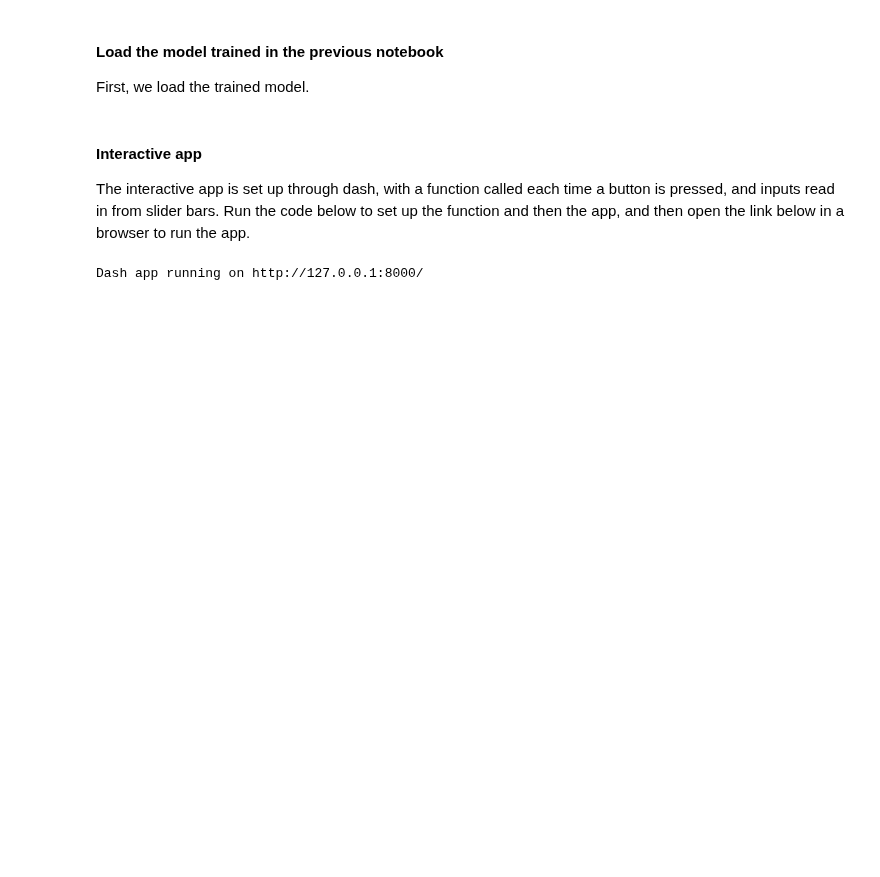
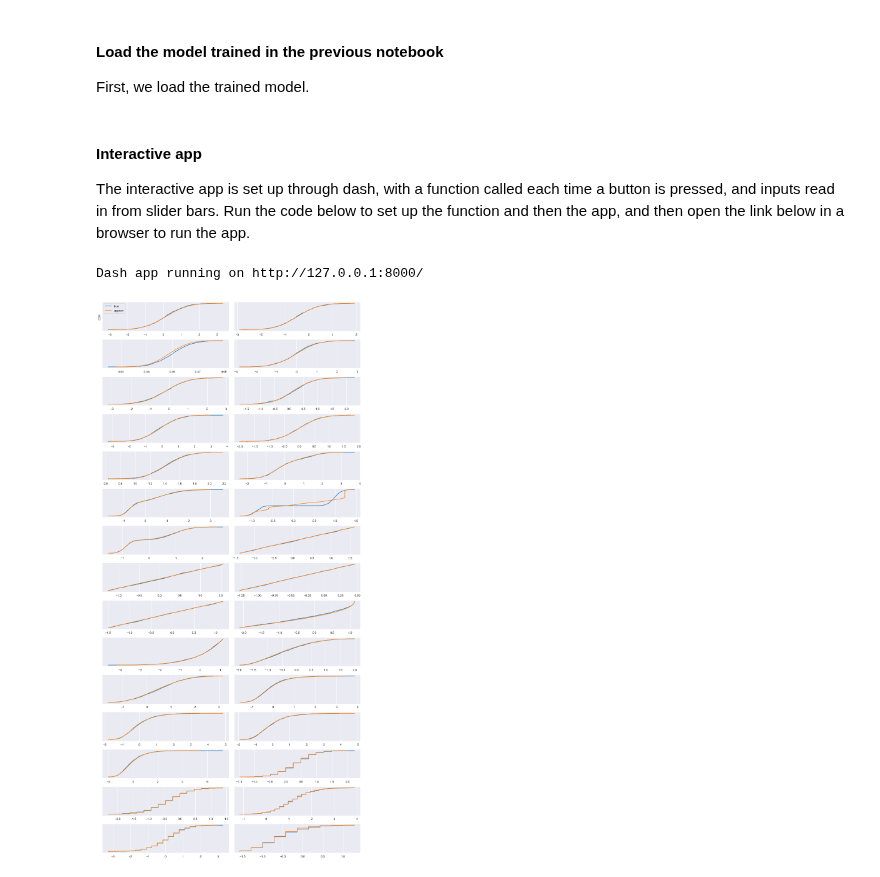
Before and after one commit to acb-code/distribution-surrogates, a Jupyter notebook: 6_emulator_interactive_model.ipynb, the cells around one changed output. Drawn from its saved outputs; the diff is of its cells as text; code cells hidden in the pictures; blank space fills up the shorter version.

Commit message:
Added data export and matplotlib plotting option to output figures

```diff
--- a/6_emulator_interactive_model.ipynb
+++ b/6_emulator_interactive_model.ipynb
@@ -72,7 +72,7 @@ if not os.path.exists(newoutputdir):
     os.makedirs(newoutputdir)
 # set up a new directory to store files for the current run - updates at each new full run of notebook
 curDatetime = dt.datetime.now()
-datasavedir = newoutputdir + r'\\' + 'modelbuidling' + str(curDatetime.strftime('%Y%m%d%H%M%S'))
+datasavedir = newoutputdir + r'\\' + 'modelinteract' + str(curDatetime.strftime('%Y%m%d%H%M%S'))
 if not os.path.exists(datasavedir):
     os.makedirs(datasavedir)
 print('Data save directory: '+datasavedir)
@@ -221,3 +225,23 @@ def update_figure(n_clicks, input1, input2, input3, input4, input5, input6, inpu
 app.run_server(port=8000)
 # %% [output]
 Dash app running on http://127.0.0.1:8000/
+# %%
+# save a matplotlib figure - currently using hardcoded data access
+# get data
+true_data = np.load(datasavedir+'/current_true_data.npy')
+model_data = np.load(datasavedir+'/current_model_data.npy')
+ecdfy_data = np.load(datasavedir+'/current_ecdfy_data.npy')
+# plot data
+fig, ax = plt.subplots(15, 2, figsize=(12,25))
+ax = ax.ravel()
+for i in range(30):
+    ax[i].plot(true_data[:,i], ecdfy_data)
+    ax[i].plot(model_data[:,i], ecdfy_data)
+    ax[i].set_yticks(())
+ax[0].set_ylabel("CDF")
+ax[0].legend(['true', 'approx'], loc='best')
+fig.tight_layout()
+plot_title = 'Comparison of modeled and true data at selected input point'
+fig.savefig(datasavedir + '/' + plot_title + '.png')
+# %% [output]
+[figure, added]
```
Also changed, not shown: parts of 2 cells of this notebook.
